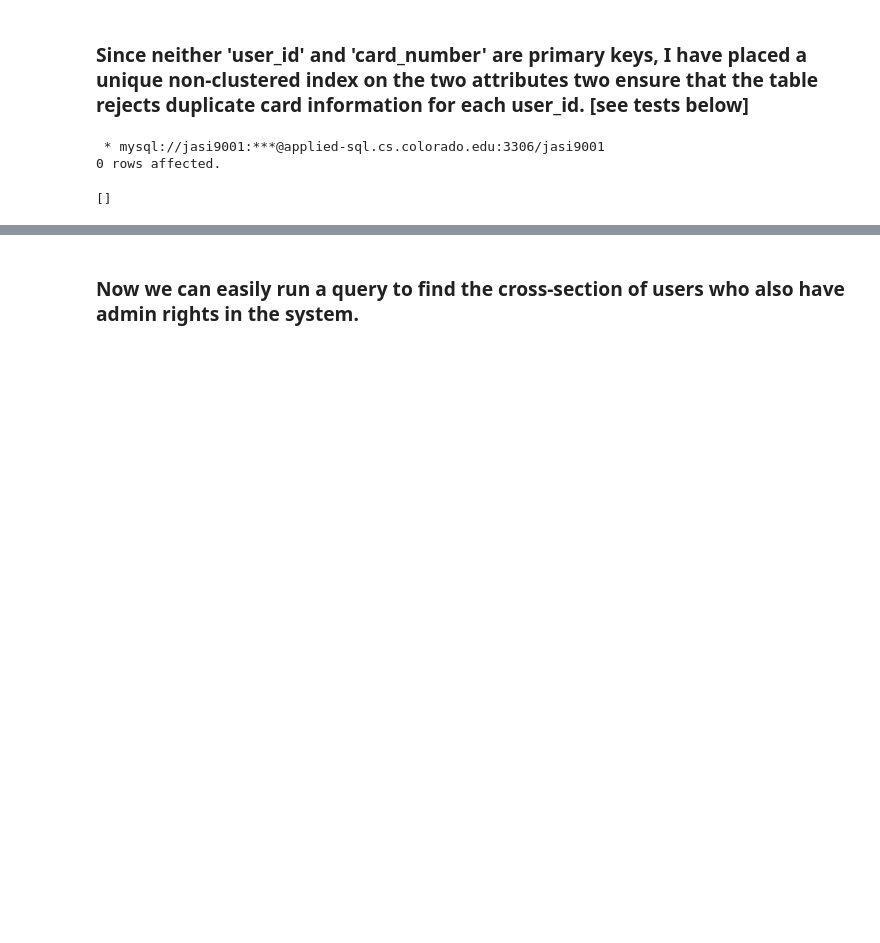
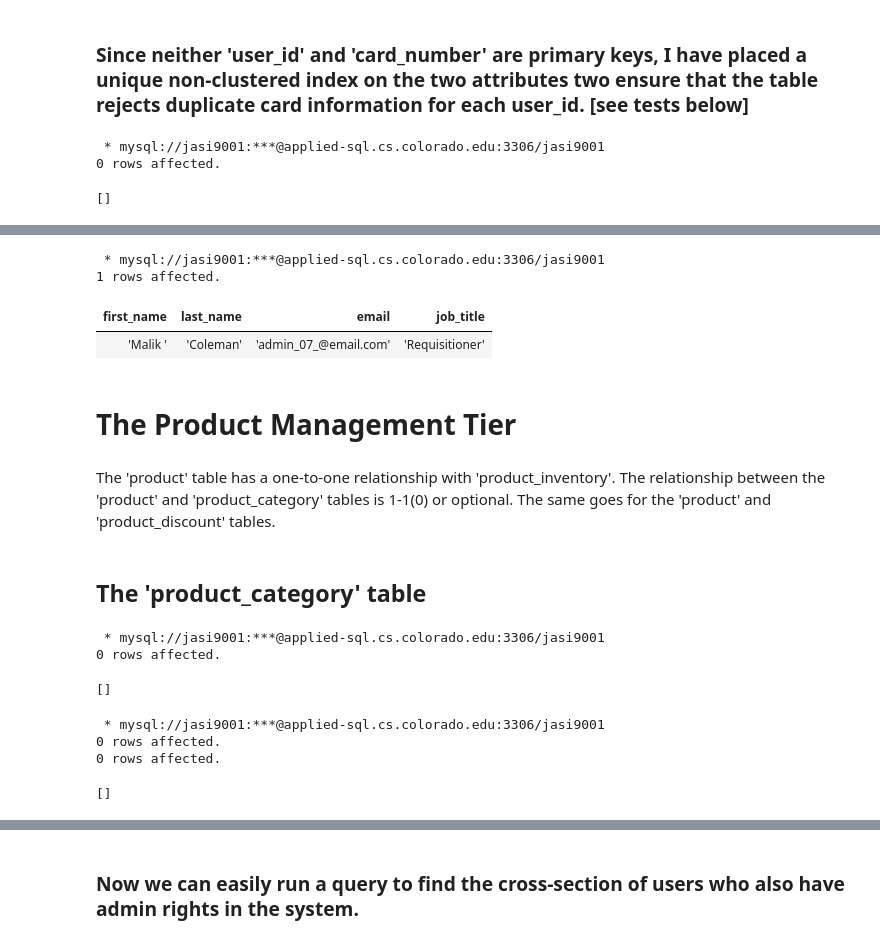
Before and after one commit to Micah614/P2P_Retail_Database, a Jupyter notebook: P2P_DB.ipynb, the cells around one changed output, grey strips where cells are left out. Drawn from its saved outputs; the diff is of its cells as text; code cells hidden in the pictures; blank space fills up the shorter version.

Commit message:
Investigating the functional dependencies between tables lead me to implement all four of the Product Management tables at the same time. Testing and validation comes next. Save progress here.

```diff
--- a/P2P_DB.ipynb
+++ b/P2P_DB.ipynb
@@ -451,0 +474,63 @@ drop table if exists user_payment;
+# %%
+%%sql
+# Use Common Table Expressions.
+WITH admin_users AS (
+    SELECT
+        adminuser.admin_id AS 'user_id', user.first_name AS 'first_name', user.last_name AS 'last_name', adminuser.admin_type AS 'admin_type',
+            user.email AS 'email'
+    FROM
+        adminuser
+    INNER JOIN
+        user
+    ON
+        adminuser.admin_id = user.user_id
+),
+
+discovery_holders AS (
+    SELECT
+        admin_users.first_name AS 'first_name', admin_users.last_name AS 'last_name',
+            admin_users.email AS 'email', admin_users.admin_type AS 'job_title'
+    FROM
+        admin_users
+    INNER JOIN
+        user_payment
+    ON
+        admin_users.user_id = user_payment.user_id
+    WHERE
+        user_payment.provider LIKE '\'DISCOVERY\'' AND user_payment.payment_type LIKE '\'CREDIT\''
+)
+
+SELECT * FROM discovery_holders;
+# %% [output]
+ * mysql://jasi9001:***@applied-sql.cs.colorado.edu:3306/jasi9001
+1 rows affected.
+| first_name | last_name | email | job_title |
+| 'Malik ' | 'Coleman' | 'admin_07_@email.com' | 'Requisitioner' |
+# %% [markdown]
+# The Product Management Tier
+# %% [markdown]
+The 'product' table has a one-to-one relationship with 'product_inventory'. The relationship between the 'product' and 'product_category' tables is 1-1(0) or optional. The same goes for the 'product' and 'product_discount' tables.
+# %% [markdown]
+## The 'product_category' table
+# %%
+%%sql
+drop table if exists product_category;
+# %% [output]
+ * mysql://jasi9001:***@applied-sql.cs.colorado.edu:3306/jasi9001
+0 rows affected.
+[]
+# %%
+%%sql
+CREATE TABLE product_category (
+    category_id INT PRIMARY KEY AUTO_INCREMENT,  # This PK is referenced by product.category_id
+    category_name VARCHAR(50) UNIQUE NOT NULL,  #
+    category_desc VARCHAR(400),  #
+    created_at TIMESTAMP DEFAULT CURRENT_TIMESTAMP,
+    modified_at TIMESTAMP DEFAULT CURRENT_TIMESTAMP ON UPDATE CURRENT_TIMESTAMP
+);
+# Products belong to a product category, but the category can change, and even be NULL (product still exists if category is deleted).
+# %% [output]
+ * mysql://jasi9001:***@applied-sql.cs.colorado.edu:3306/jasi9001
+0 rows affected.
+0 rows affected.
+[]
```
Also changed, not shown: parts of 43 cells of this notebook.
